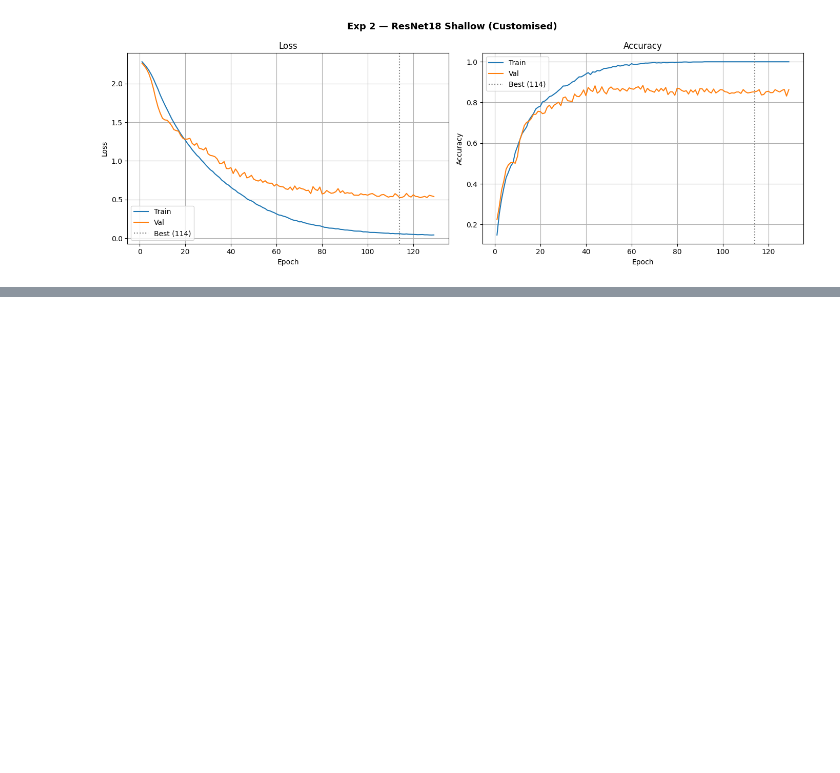
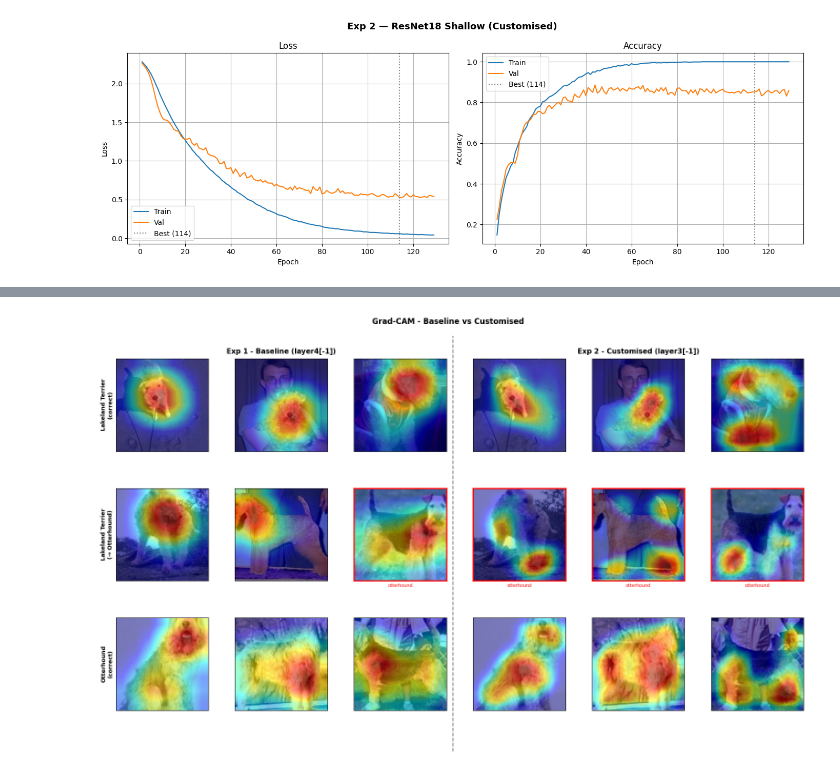
Before and after one commit to llravelo/42028-deep-learning-at02, a Jupyter notebook: A2_Classification_P1_Training.ipynb, the cells around one changed output, grey strips where cells are left out. Cells and saved outputs as stored; diff of their text form; code cells hidden in the pictures; blank space fills up the shorter version.

```diff
--- a/A2_Classification_P1_Training.ipynb
+++ b/A2_Classification_P1_Training.ipynb
@@ -544,0 +762,53 @@ print(f"  Test Accuracy:  {test_acc2:.4f}")
+# %%
+cam1 = GradCAM(model=model1, target_layers=[model1.layer4[-1]])
+cam2 = GradCAM(model=model2, target_layers=[model2.layer3[-1]])
+
+all_imgs            = [lakeland_correct, lakeland_confused, otterhound_imgs]
+row_labels          = ["Lakeland Terrier\n(correct)", "Lakeland Terrier\n(\u2192 Otterhound)", "Otterhound\n(correct)"]
+true_labels_per_row = [LAKELAND_IDX, LAKELAND_IDX, OTTERHOUND_IDX]
+
+fig, axes = plt.subplots(3, 6, figsize=(20, 10))
+fig.subplots_adjust(wspace=0.06, hspace=0.4)
+
+fig.add_artist(plt.Line2D(
+    [0.505, 0.505], [0.02, 0.93], transform=fig.transFigure,
+    color="gray", linewidth=1.5, linestyle="--"
+))
+
+for row_idx, (imgs, row_label, true_lbl) in enumerate(zip(all_imgs, row_labels, true_labels_per_row)):
+    for col, img_t in enumerate(imgs):
+        inp = img_t.unsqueeze(0).to(DEVICE)
+
+        for model, cam, ax_col in [
+            (model1, cam1, col),
+            (model2, cam2, col + 3),
+        ]:
+            with torch.no_grad():
+                pred = model(inp).argmax(dim=1).item()
+            cam_map = cam(input_tensor=inp, targets=[ClassifierOutputTarget(pred)])[0]
+            overlay = show_cam_on_image(denorm(img_t).astype(np.float32), cam_map, use_rgb=True)
+
+            ax = axes[row_idx, ax_col]
+            ax.imshow(overlay)
+            ax.set_xticks([]); ax.set_yticks([])
+
+            if pred != true_lbl:
+                for spine in ax.spines.values():
+                    spine.set_edgecolor("red")
+                    spine.set_linewidth(2)
+                ax.set_xlabel(f"{CLASS_NAMES[pred]}", fontsize=7, color="red")
+
+        if col == 0:
+            axes[row_idx, 0].set_ylabel(row_label, fontsize=9, fontweight="bold")
+
+axes[0, 1].set_title("Exp 1 - Baseline (layer4[-1])", fontsize=11, fontweight="bold", pad=8)
+axes[0, 4].set_title("Exp 2 - Customised (layer3[-1])", fontsize=11, fontweight="bold", pad=8)
+
+plt.suptitle(
+    "Grad-CAM - Baseline vs Customised",
+    fontsize=12, fontweight="bold", y=0.97
+)
+plt.savefig("runs/cls_gradcam_comparison.png", dpi=150, bbox_inches="tight")
+plt.show()
+# %% [output]
+[figure, added]
```
Also changed, not shown: parts of 15 cells of this notebook.
